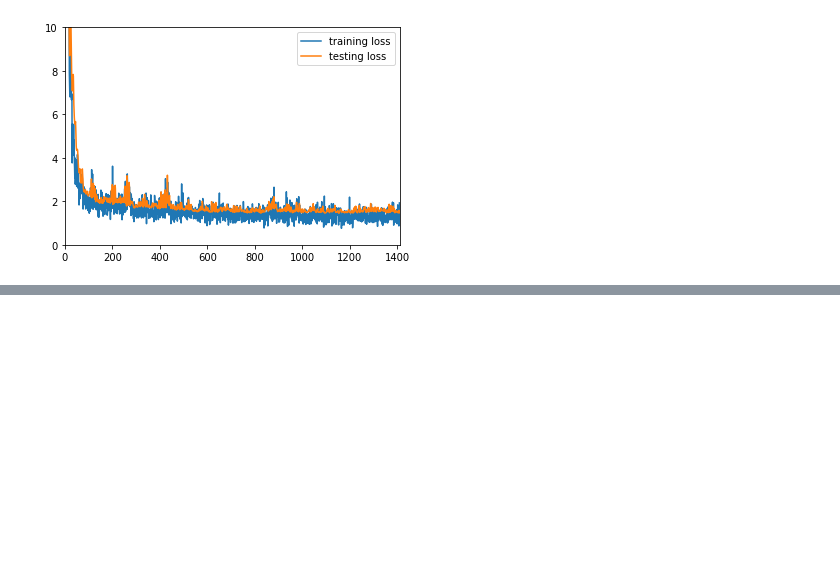
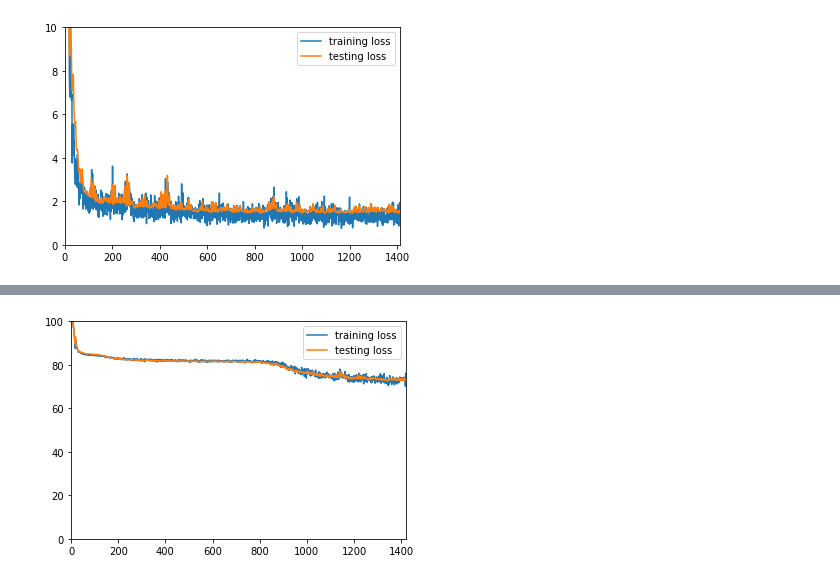
Before and after one commit to icaros-usc/EvoStone2, a Jupyter notebook: TestBed/DeckSearch/train_log/plot_loss.ipynb, the cells around one changed output, grey strips where cells are left out. Cells and saved outputs as stored; diff of their text form; code cells hidden in the pictures; blank space fills up the shorter version.

```diff
--- a/TestBed/DeckSearch/train_log/plot_loss.ipynb
+++ b/TestBed/DeckSearch/train_log/plot_loss.ipynb
@@ -74,0 +79,4 @@ plot_losses("train_loss_fcnn.txt", "test_loss_fcnn.txt", 10)
+# %%
+plot_losses("train_loss_vae.txt", "test_loss_vae.txt", 100)
+# %% [output]
+[figure, added]
```
Also changed, not shown: parts of 5 cells of this notebook, 2 other files.
